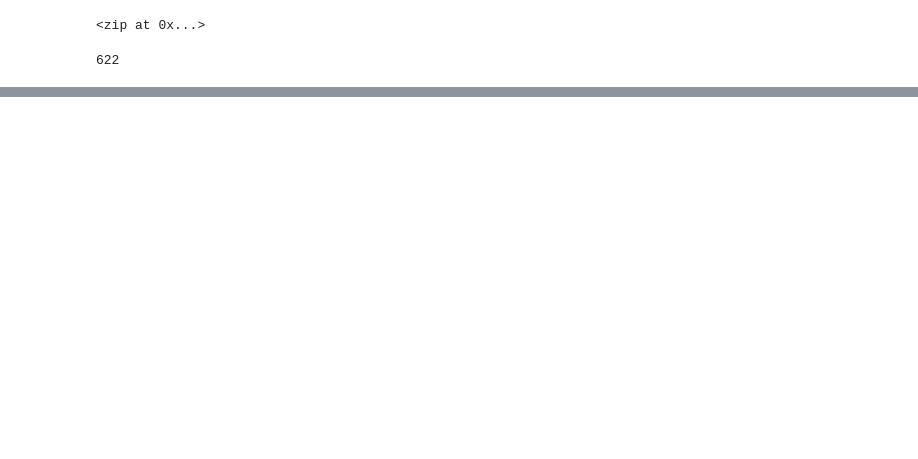
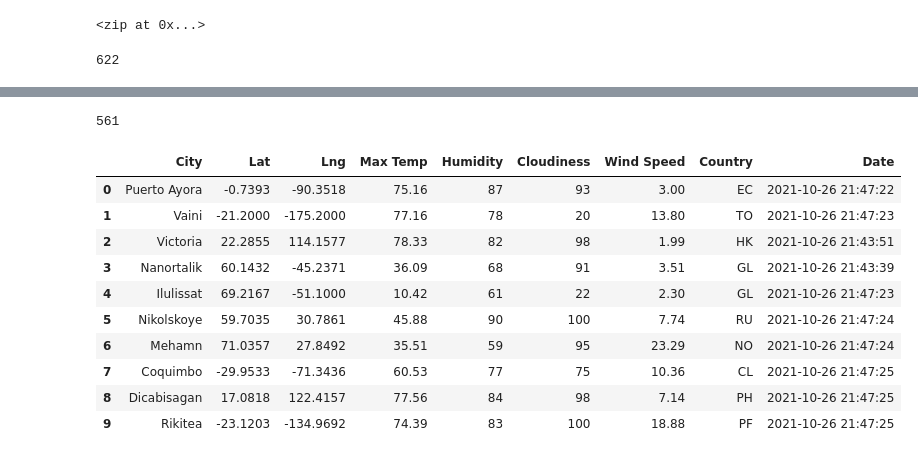
Before and after one commit to mfink13/World_Weather_Analysis, a Jupyter notebook: WeatherPy.ipynb, the cells around one changed output, grey strips where cells are left out. Drawn from its saved outputs; the diff is of its cells as text; code cells hidden in the pictures; blank space fills up the shorter version.

```diff
--- a/WeatherPy.ipynb
+++ b/WeatherPy.ipynb
@@ -31,3 +31,15 @@ for coordinate in coordinates:
 len(cities)
 # %% [output]
 622
+# %%
+# Import the requests library.
+import requests
+
+# Import the API key.
+from config import weather_api_key
+
+# Starting URL for Weather Map API Call.
+url = "http://api.openweathermap.org/data/2.5/weather?units=Imperial&APPID=" + weather_api_key
+
+# Import the datetime module from the datetime library.
+from datetime import datetime
@@ -33,0 +124,20 @@ len(cities)
+# %%
+len(city_data)
+# %% [output]
+561
+# %%
+# Convert the array of dictionaries to a Pandas DataFrame.
+city_data_df = pd.DataFrame(city_data)
+city_data_df.head(10)
+# %% [output]
+|  | City | Lat | Lng | Max Temp | Humidity | Cloudiness | Wind Speed | Country | Date |
+| 0 | Puerto Ayora | -0.7393 | -90.3518 | 75.16 | 87 | 93 | 3.00 | EC | 2021-10-26 21:47:22 |
+| 1 | Vaini | -21.2000 | -175.2000 | 77.16 | 78 | 20 | 13.80 | TO | 2021-10-26 21:47:23 |
+| 2 | Victoria | 22.2855 | 114.1577 | 78.33 | 82 | 98 | 1.99 | HK | 2021-10-26 21:43:51 |
+| 3 | Nanortalik | 60.1432 | -45.2371 | 36.09 | 68 | 91 | 3.51 | GL | 2021-10-26 21:43:39 |
+| 4 | Ilulissat | 69.2167 | -51.1000 | 10.42 | 61 | 22 | 2.30 | GL | 2021-10-26 21:47:23 |
+| 5 | Nikolskoye | 59.7035 | 30.7861 | 45.88 | 90 | 100 | 7.74 | RU | 2021-10-26 21:47:24 |
+| 6 | Mehamn | 71.0357 | 27.8492 | 35.51 | 59 | 95 | 23.29 | NO | 2021-10-26 21:47:24 |
+| 7 | Coquimbo | -29.9533 | -71.3436 | 60.53 | 77 | 75 | 10.36 | CL | 2021-10-26 21:47:25 |
+| 8 | Dicabisagan | 17.0818 | 122.4157 | 77.56 | 84 | 98 | 7.14 | PH | 2021-10-26 21:47:25 |
+| 9 | Rikitea | -23.1203 | -134.9692 | 74.39 | 83 | 100 | 18.88 | PF | 2021-10-26 21:47:25 |
```
Also changed, not shown: parts of 5 cells of this notebook, 3 other files.
